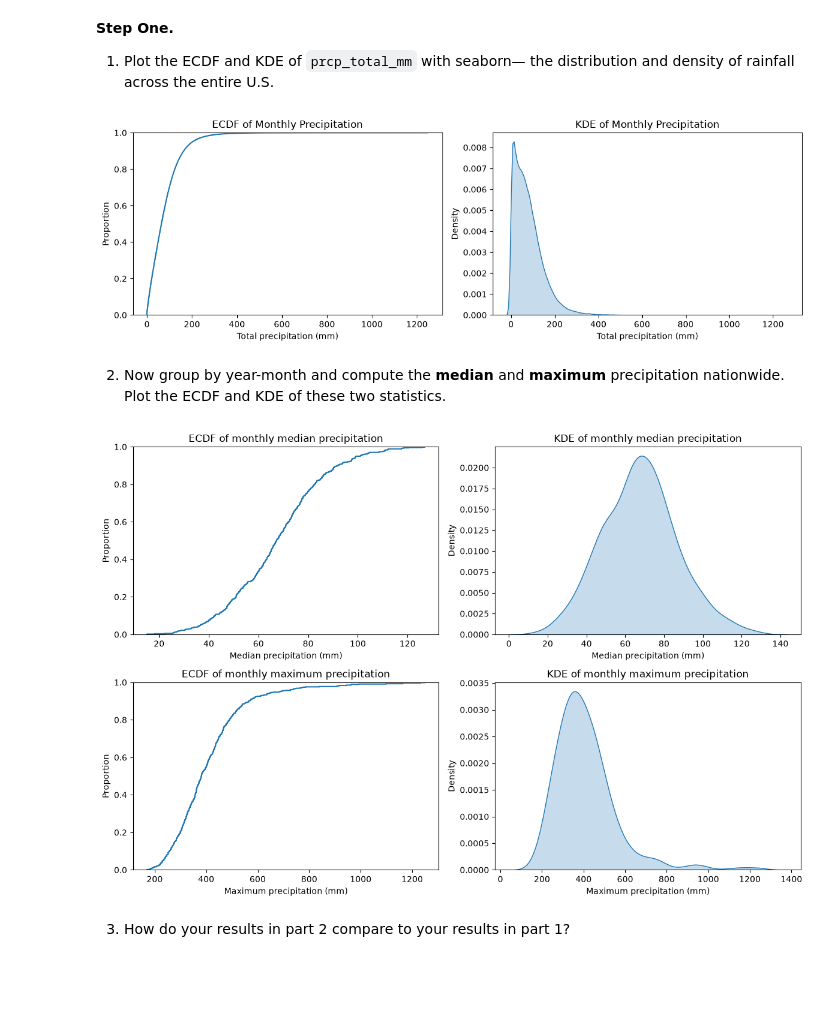
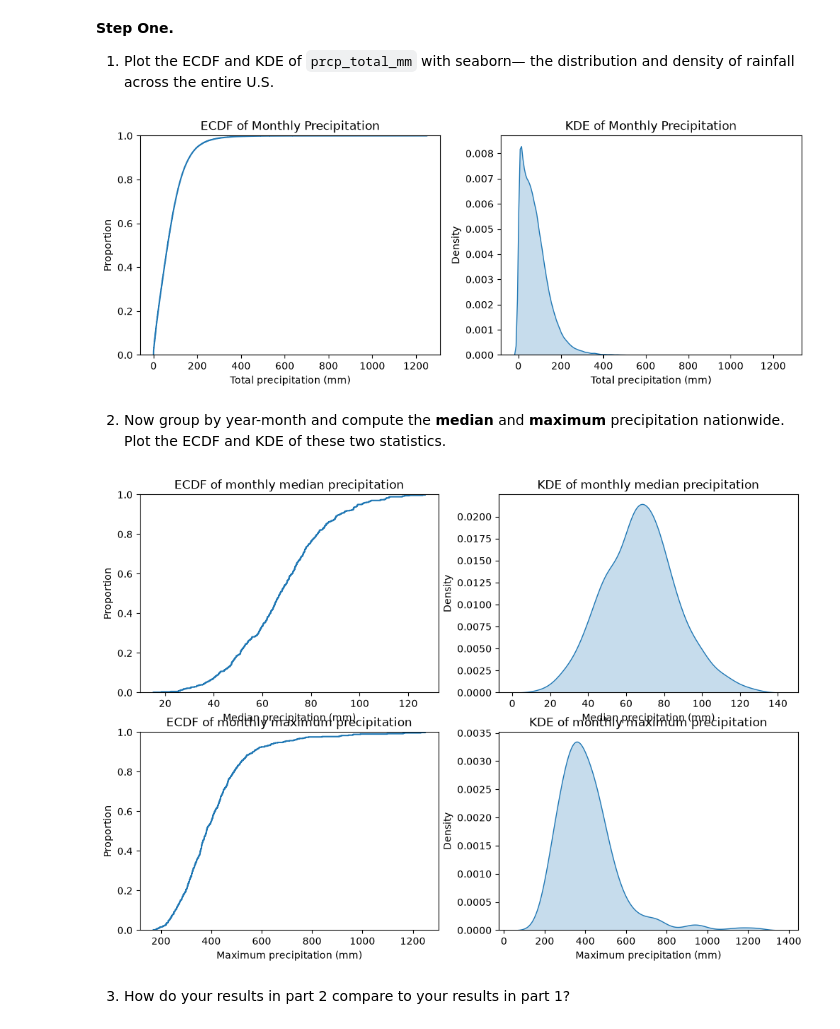
Before and after one commit to cejones8/DS5030_Labs, a Jupyter notebook: Lab 5/lab_05.ipynb, the cells around one changed output. Saved outputs shown, nothing was run; the diff lists cells and outputs as text; code cells hidden in the pictures; blank space fills up the shorter version.

```diff
--- a/Lab 5/lab_05.ipynb
+++ b/Lab 5/lab_05.ipynb
@@ -109,21 +109,22 @@ df.head()
 # %%
 import seaborn as sns
 import matplotlib.pyplot as plt
 
 fig, axes = plt.subplots(1, 2, figsize=(12, 4))
 
+#ecdf
 sns.ecdfplot(data=df, x="prcp_total_mm", ax=axes[0])
 axes[0].set_title("ECDF of Monthly Precipitation")
 axes[0].set_xlabel("Total precipitation (mm)")
 
+#kde
 sns.kdeplot(data=df, x="prcp_total_mm", fill=True, ax=axes[1])
 axes[1].set_title("KDE of Monthly Precipitation")
 axes[1].set_xlabel("Total precipitation (mm)")
 
-plt.tight_layout()
 plt.show()
 # %% [output]
-[figure, old version]
+[figure, new version]
 # %% [markdown]
 2. Now group by year-month and compute the **median** and **maximum** precipitation nationwide. Plot the ECDF and KDE of these two statistics.
 # %%
@@ -136,17 +137,18 @@ monthly_stats = (
 fig, axes = plt.subplots(2, 2, figsize=(12, 8))
 
 for row, stat in enumerate(["median", "maximum"]):
+
+ #ecdf
     sns.ecdfplot(data=monthly_stats, x=stat, ax=axes[row, 0])
     axes[row, 0].set_title(f"ECDF of monthly {stat} precipitation")
     axes[row, 0].set_xlabel(f"{stat.capitalize()} precipitation (mm)")
-
+ #kde
     sns.kdeplot(data=monthly_stats, x=stat, fill=True, clip=(0, None), ax=axes[row, 1])
     axes[row, 1].set_title(f"KDE of monthly {stat} precipitation")
     axes[row, 1].set_xlabel(f"{stat.capitalize()} precipitation (mm)")
 
-plt.tight_layout()
 plt.show()
 # %% [output]
-[figure, old version]
+[figure, new version]
 # %% [markdown]
 3. How do your results in part 2 compare to your results in part 1?
```
Also changed, not shown: parts of 3 cells of this notebook.
